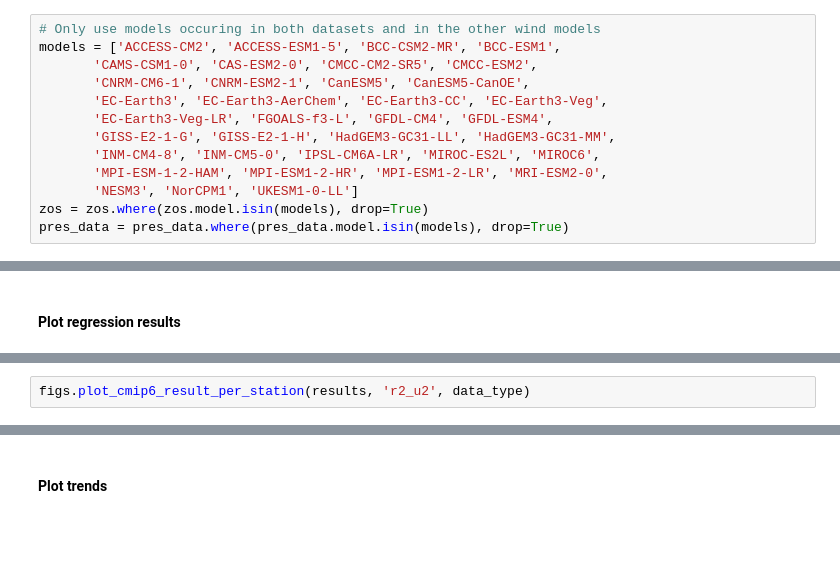
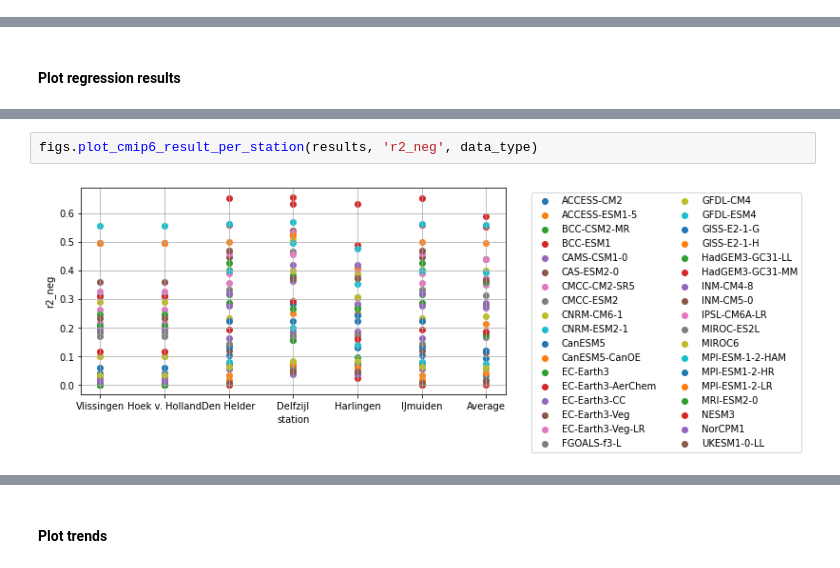
Before and after one commit to iris-keizer/Thesis-KNMI, a Jupyter notebook: Wind_contribution/Analysis/notebooks/dangendorf_regression_cmip6.ipynb, the cells around one changed output, grey strips where cells are left out. Saved outputs shown, nothing was run; the diff lists cells and outputs as text; blank space fills up the shorter version.

```diff
--- a/Wind_contribution/Analysis/notebooks/dangendorf_regression_cmip6.ipynb
+++ b/Wind_contribution/Analysis/notebooks/dangendorf_regression_cmip6.ipynb
@@ -39,16 +36,3 @@ pres_data = imprt.import_cmip6_wind_data(model = model, data_type = data_type)
-# %%
-# Only use models occuring in both datasets and in the other wind models
-models = ['ACCESS-CM2', 'ACCESS-ESM1-5', 'BCC-CSM2-MR', 'BCC-ESM1',
-       'CAMS-CSM1-0', 'CAS-ESM2-0', 'CMCC-CM2-SR5', 'CMCC-ESM2',
-       'CNRM-CM6-1', 'CNRM-ESM2-1', 'CanESM5', 'CanESM5-CanOE',
-       'EC-Earth3', 'EC-Earth3-AerChem', 'EC-Earth3-CC', 'EC-Earth3-Veg',
-       'EC-Earth3-Veg-LR', 'FGOALS-f3-L', 'GFDL-CM4', 'GFDL-ESM4',
-       'GISS-E2-1-G', 'GISS-E2-1-H', 'HadGEM3-GC31-LL', 'HadGEM3-GC31-MM',
-       'INM-CM4-8', 'INM-CM5-0', 'IPSL-CM6A-LR', 'MIROC-ES2L', 'MIROC6',
-       'MPI-ESM-1-2-HAM', 'MPI-ESM1-2-HR', 'MPI-ESM1-2-LR', 'MRI-ESM2-0',
-       'NESM3', 'NorCPM1', 'UKESM1-0-LL']
-zos = zos.where(zos.model.isin(models), drop=True)
-pres_data = pres_data.where(pres_data.model.isin(models), drop=True)
 # %% [markdown]
 ### Plot data
 # %%
@@ -78,3 +122,5 @@ figs.plot_cmip6_result_per_station(results, 'r2_wind', data_type)
 # %%
-figs.plot_cmip6_result_per_station(results, 'r2_u2', data_type)
+figs.plot_cmip6_result_per_station(results, 'r2_neg', data_type)
+# %% [output]
+[figure, added]
 # %%
```
Also changed, not shown: parts of 21 cells of this notebook, 40 other files.
